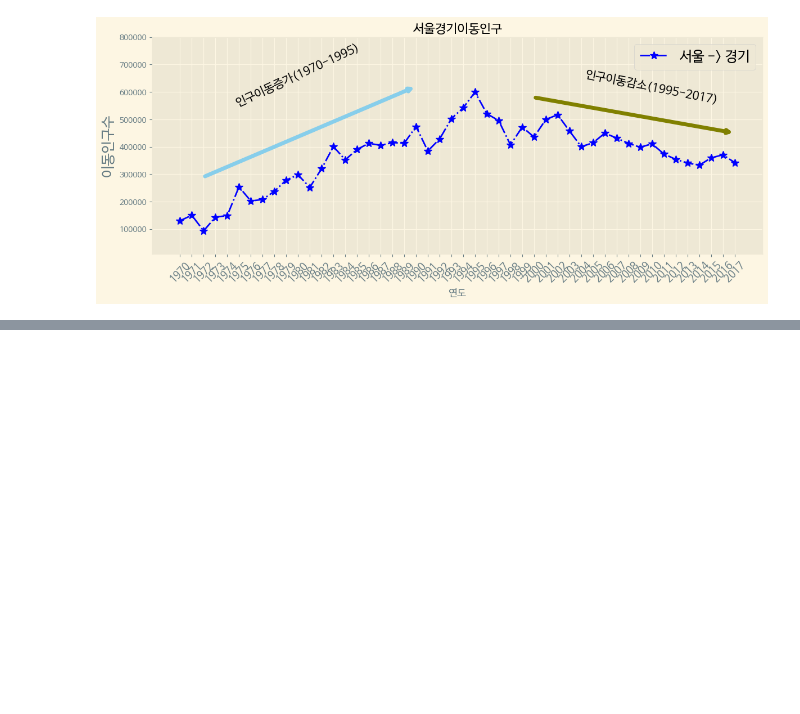
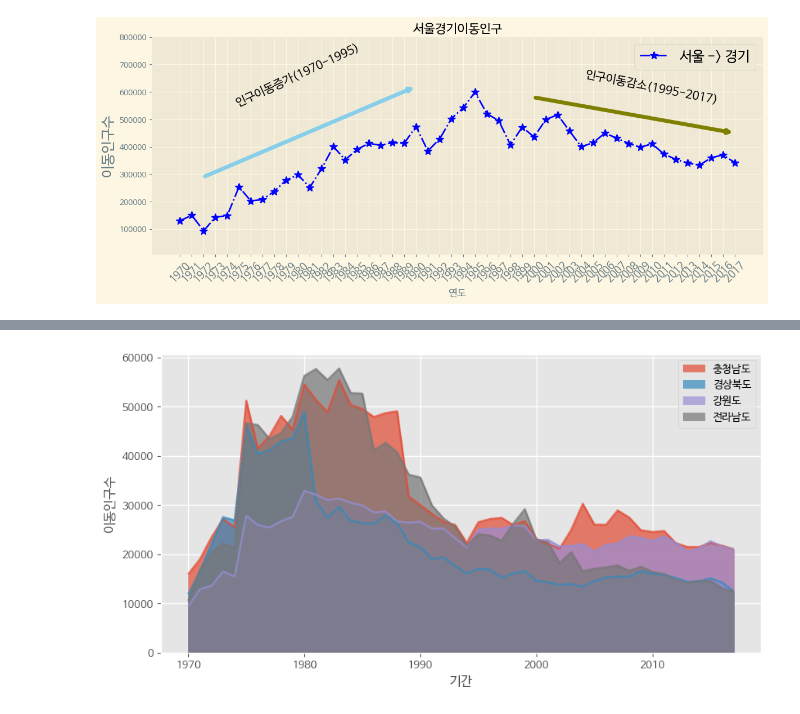
Before and after one commit to kyw801126/702_python, a Jupyter notebook: pandas_matplot_style231107.ipynb, the cells around one changed output, grey strips where cells are left out. Saved outputs shown, nothing was run; the diff lists cells and outputs as text; code cells hidden in the pictures; blank space fills up the shorter version.

```diff
--- a/pandas_matplot_style231107.ipynb
+++ b/pandas_matplot_style231107.ipynb
@@ -168,0 +223,12 @@ plt.show()
+# %%
+# 면적 그래프
+df_2 = df_2.T
+plt.style.use('ggplot')
+df_2.index = df_2.index.map(int)
+df_2.plot(kind='area', stacked=False, alpha=0.7, figsize=(10, 5))
+plt.ylabel('이동인구수')
+plt.xlabel('기간')
+plt.legend(loc='best')
+plt.show()
+# %% [output]
+[figure, added]
```
Also changed, not shown: parts of 7 cells of this notebook.
